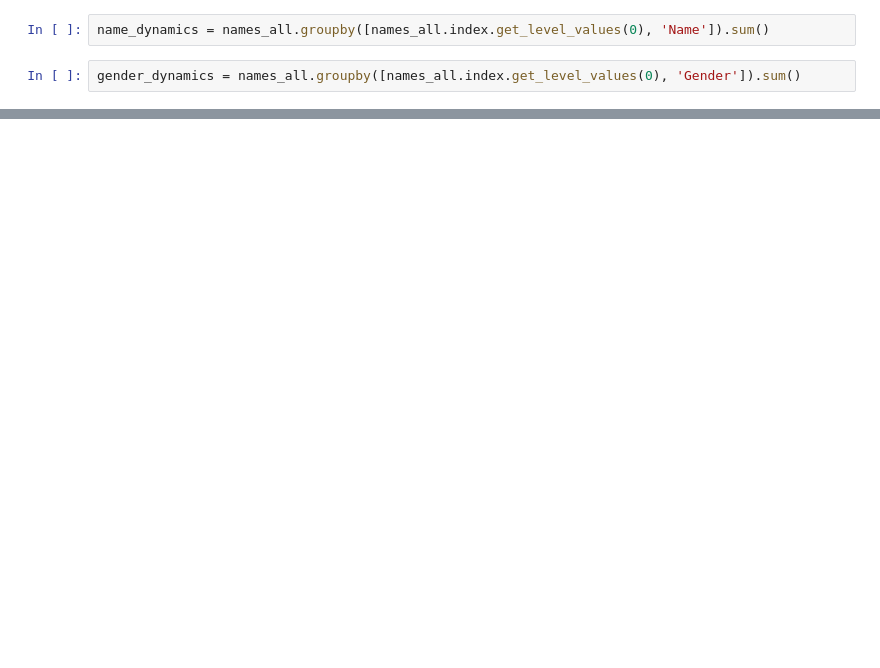
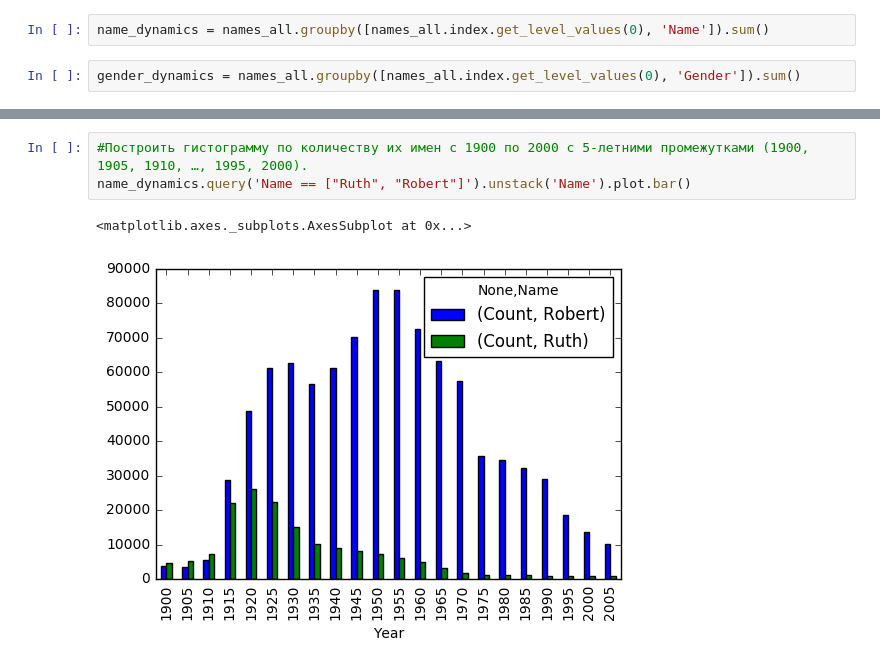
Before and after one commit to tayavalieva/python-netology, a Jupyter notebook: graphs_building/build_graph.ipynb, the cells around one changed output, grey strips where cells are left out. Drawn from its saved outputs; the diff is of its cells as text; blank space fills up the shorter version.

```diff
--- a/graphs_building/build_graph.ipynb
+++ b/graphs_building/build_graph.ipynb
@@ -48 +24,7 @@ gender_dynamics = names_all.groupby([names_all.index.get_level_values(0), 'Gende
+# %%
+#Построить гистограмму по количеству их имен с 1900 по 2000 с 5-летними промежутками (1900, 1905, 1910, …, 1995, 2000).
+name_dynamics.query('Name == ["Ruth", "Robert"]').unstack('Name').plot.bar()
+# %% [output]
+<matplotlib.axes._subplots.AxesSubplot at 0x...>
+[figure, added]
 # %%
```
Also changed, not shown: parts of 6 cells of this notebook, 1 other file.
